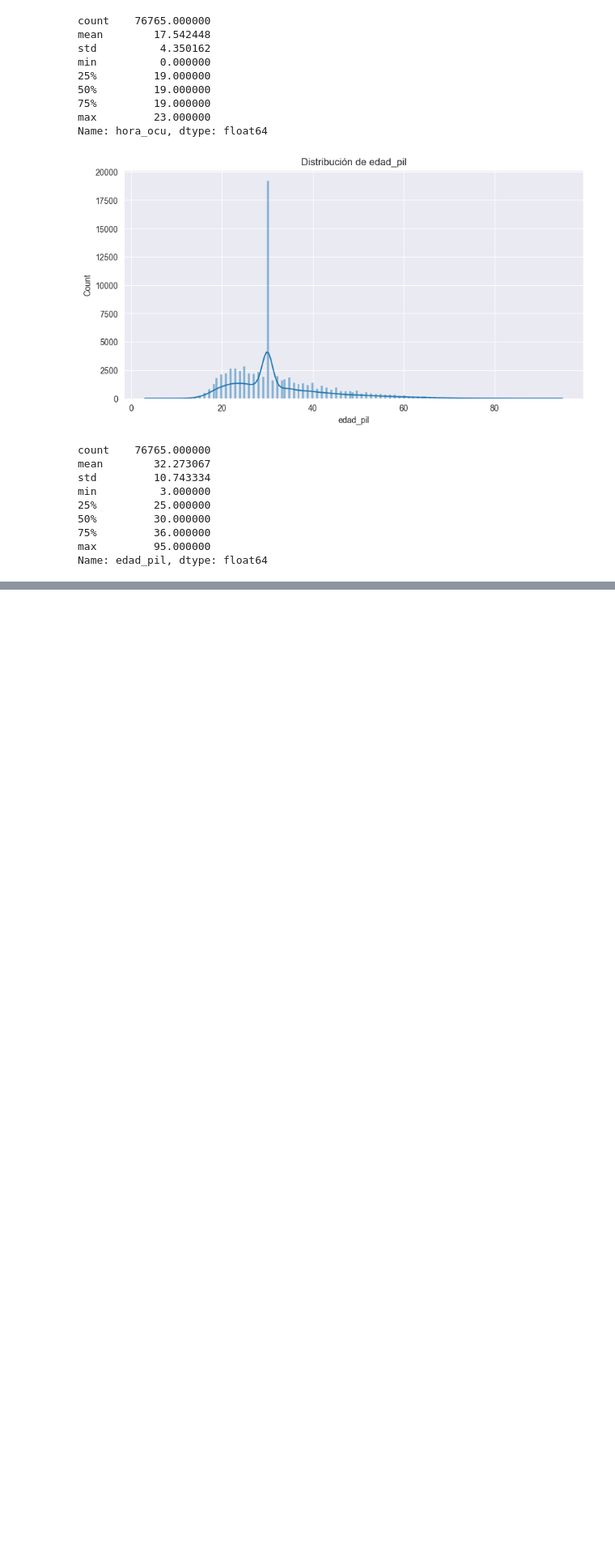
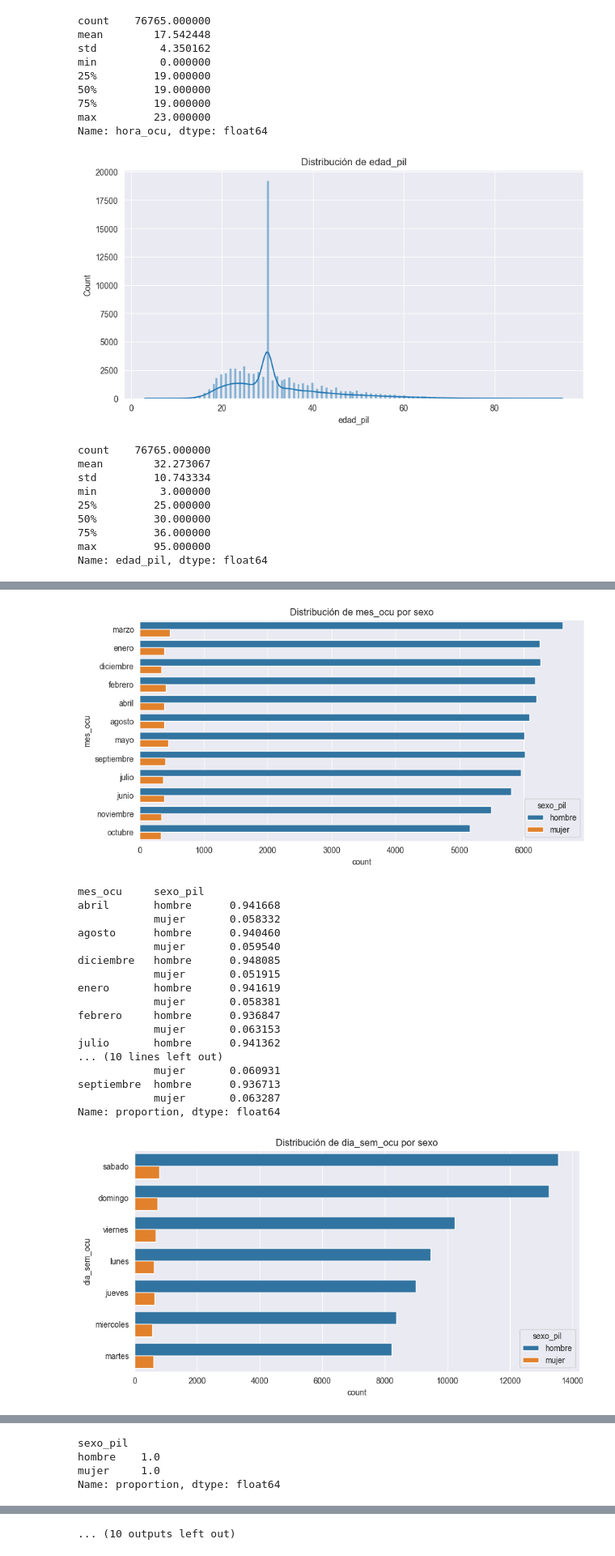
Before and after one commit to FranzCastillo/DM-Car-Incidents-in-GT-Analysis, a Jupyter notebook: Analysis.ipynb, the cells around one changed output, grey strips where cells are left out. Shown at 81% size. Cells and saved outputs as stored; diff of their text form; code cells hidden in the pictures; blank space fills up the shorter version.

```diff
--- a/Analysis.ipynb
+++ b/Analysis.ipynb
@@ -373,0 +376,28 @@ Name: edad_pil, dtype: float64
+# %%
+# Categorical variables
+for col in categorical:
+    plt.figure(figsize=(10, 5))
+    sns.countplot(data=df, y=col, hue='sexo_pil', order=df[col].value_counts().index)
+    plt.title(f'Distribución de {col} por sexo')
+    plt.show()
+    print(df.groupby(col)['sexo_pil'].value_counts(normalize=True).sort_index())
+# %% [output]
+[figure, added]
+mes_ocu     sexo_pil
+abril       hombre      0.941668
+            mujer       0.058332
+agosto      hombre      0.940460
+            mujer       0.059540
+diciembre   hombre      0.948085
+            mujer       0.051915
+enero       hombre      0.941619
+            mujer       0.058381
+febrero     hombre      0.936847
+            mujer       0.063153
+julio       hombre      0.941362
+... (10 lines left out)
+            mujer       0.060931
+septiembre  hombre      0.936713
+            mujer       0.063287
+Name: proportion, dtype: float64
+[figure, added]
@@ -373,0 +439,4 @@ Name: edad_pil, dtype: float64
+sexo_pil
+hombre    1.0
+mujer     1.0
+Name: proportion, dtype: float64
@@ -373,0 +459 @@ Name: edad_pil, dtype: float64
+... (10 outputs left out)
```
Also changed, not shown: parts of 6 cells of this notebook.
